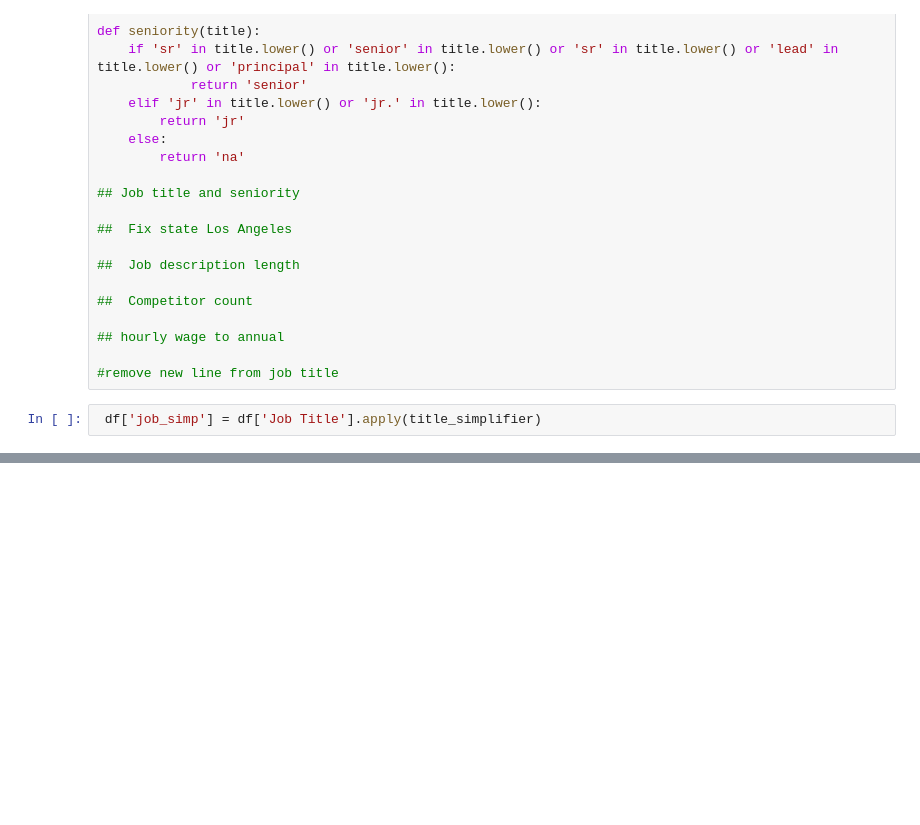
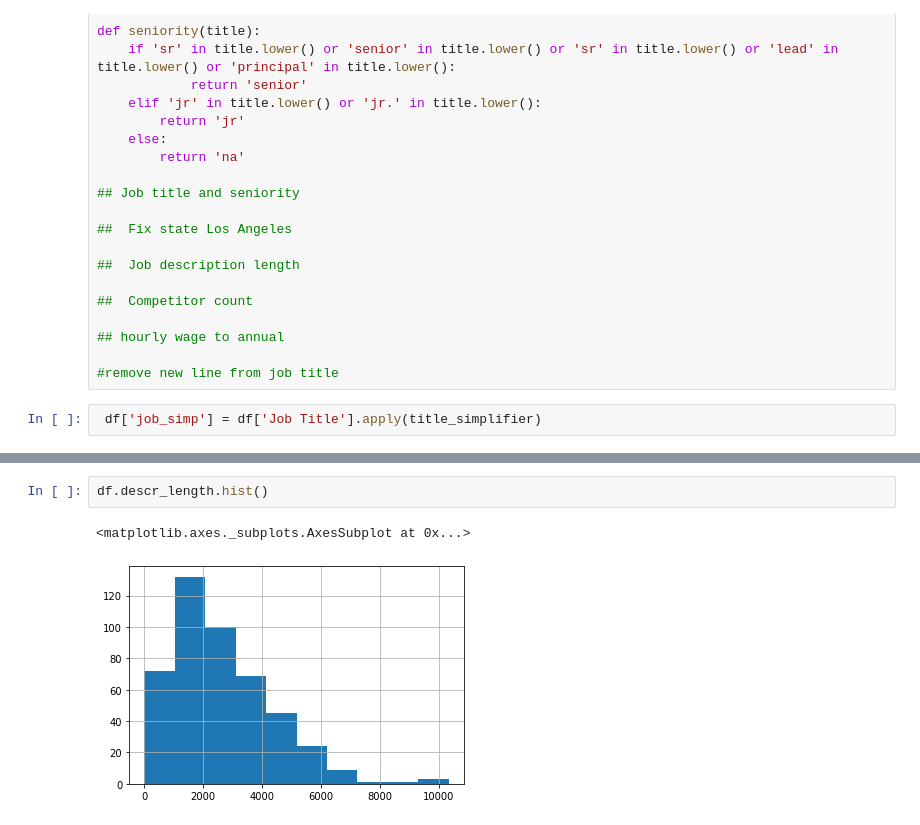
Before and after one commit to Jagan-droid/ds_salary_proj, a Jupyter notebook: eda_data.ipynb, the cells around one changed output, grey strips where cells are left out. Cells and saved outputs as stored; diff of their text form; blank space fills up the shorter version.

```diff
--- a/eda_data.ipynb
+++ b/eda_data.ipynb
@@ -85,0 +210,5 @@ Name: hq_country, dtype: int64
+# %%
+df.descr_length.hist()
+# %% [output]
+<matplotlib.axes._subplots.AxesSubplot at 0x...>
+[figure, added]
```
Also changed, not shown: parts of 39 cells of this notebook.
